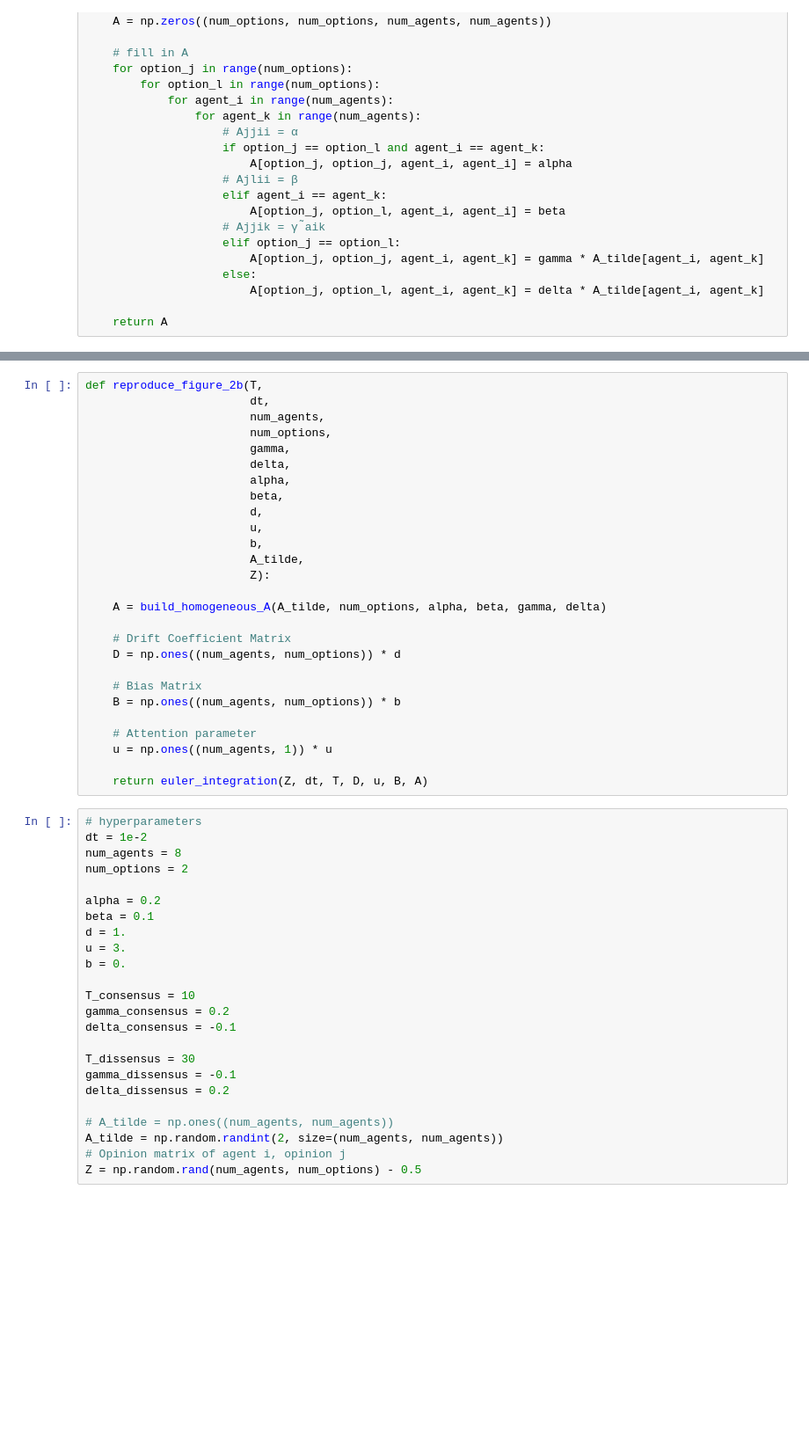
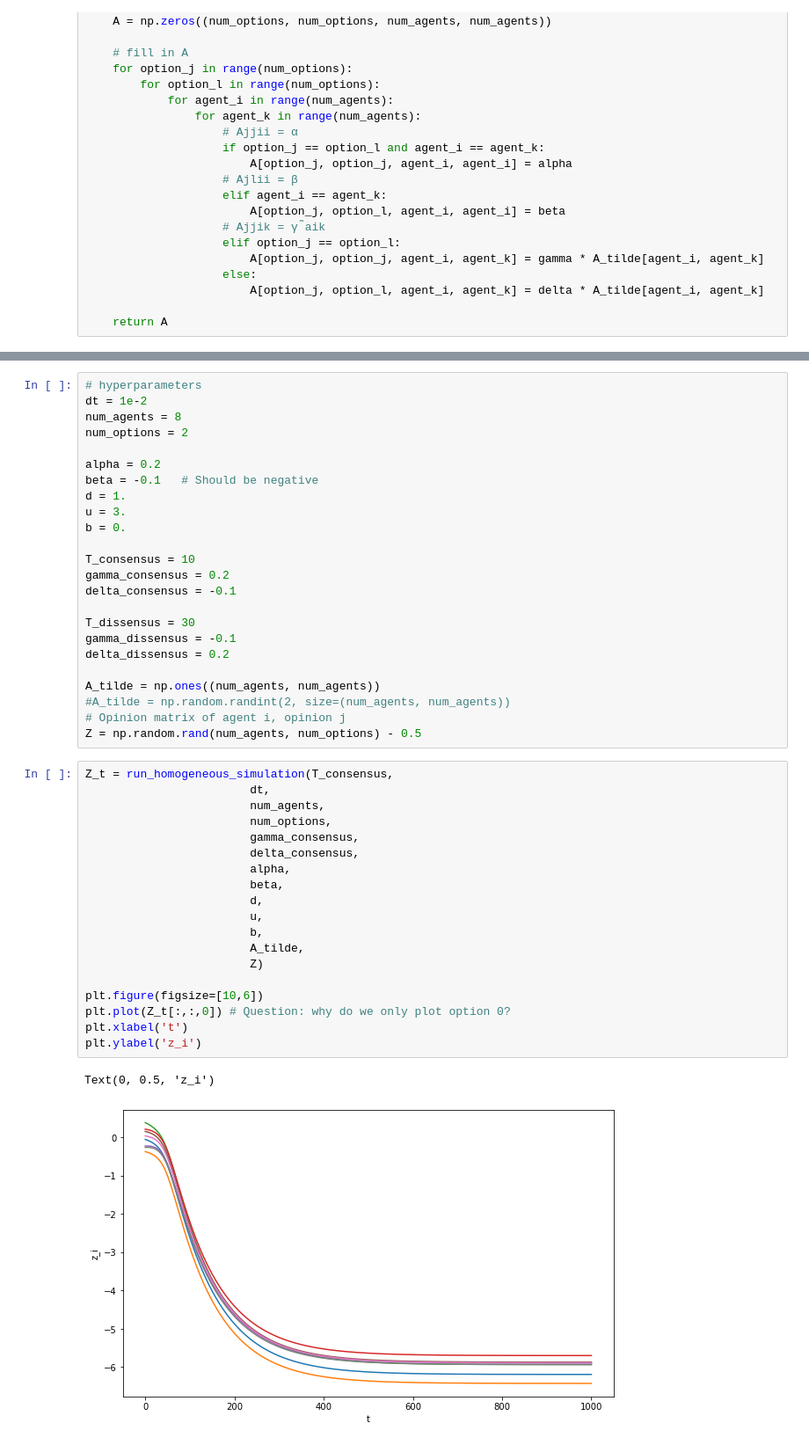
Before and after one commit to cablanc/dlps, a Jupyter notebook: gnn/Cooperative_and_Competitive_Homogeneous_Agents.ipynb, the cells around one changed output, grey strips where cells are left out. Shown at 88% size. Saved outputs shown, nothing was run; the diff lists cells and outputs as text; blank space fills up the shorter version.

```diff
--- a/gnn/Cooperative_and_Competitive_Homogeneous_Agents.ipynb
+++ b/gnn/Cooperative_and_Competitive_Homogeneous_Agents.ipynb
@@ -293,33 +298,6 @@ def reproduce_figure_2a(T,
     u = np.ones((num_agents, 1)) * u
 
     return euler_integration(Z, dt, T, D, u, B, A)
-# %%
-def reproduce_figure_2b(T,
-                        dt,
-                        num_agents,
-                        num_options,
-                        gamma,
-                        delta,
-                        alpha,
-                        beta,
-                        d,
-                        u,
-                        b,
-                        A_tilde,
-                        Z):
-
-    A = build_homogeneous_A(A_tilde, num_options, alpha, beta, gamma, delta)
-
-    # Drift Coefficient Matrix
-    D = np.ones((num_agents, num_options)) * d
-
-    # Bias Matrix
-    B = np.ones((num_agents, num_options)) * b
-
-    # Attention parameter
-    u = np.ones((num_agents, 1)) * u
-
-    return euler_integration(Z, dt, T, D, u, B, A)
 # %%
 # hyperparameters
 dt = 1e-2
@@ -327,7 +305,7 @@ num_agents = 8
 num_options = 2
 
 alpha = 0.2
-beta = 0.1
+beta = -0.1   # Should be negative
 d = 1.
 u = 3.
 b = 0.
@@ -340,8 +318,30 @@ T_dissensus = 30
 gamma_dissensus = -0.1
 delta_dissensus = 0.2
 
-# A_tilde = np.ones((num_agents, num_agents))
-A_tilde = np.random.randint(2, size=(num_agents, num_agents))
+A_tilde = np.ones((num_agents, num_agents))
+#A_tilde = np.random.randint(2, size=(num_agents, num_agents))
 # Opinion matrix of agent i, opinion j
 Z = np.random.rand(num_agents, num_options) - 0.5
+# %%
+Z_t = run_homogeneous_simulation(T_consensus,
+                        dt,
+                        num_agents,
+                        num_options,
+                        gamma_consensus,
+                        delta_consensus,
+                        alpha,
+                        beta,
+                        d,
+                        u,
+                        b,
+                        A_tilde,
+                        Z)
+
+plt.figure(figsize=[10,6])
+plt.plot(Z_t[:,:,0]) # Question: why do we only plot option 0?
+plt.xlabel('t')
+plt.ylabel('z_i')
+# %% [output]
+Text(0, 0.5, 'z_i')
+[figure, added]
 # %%
```
Also changed, not shown: parts of 10 cells of this notebook.
